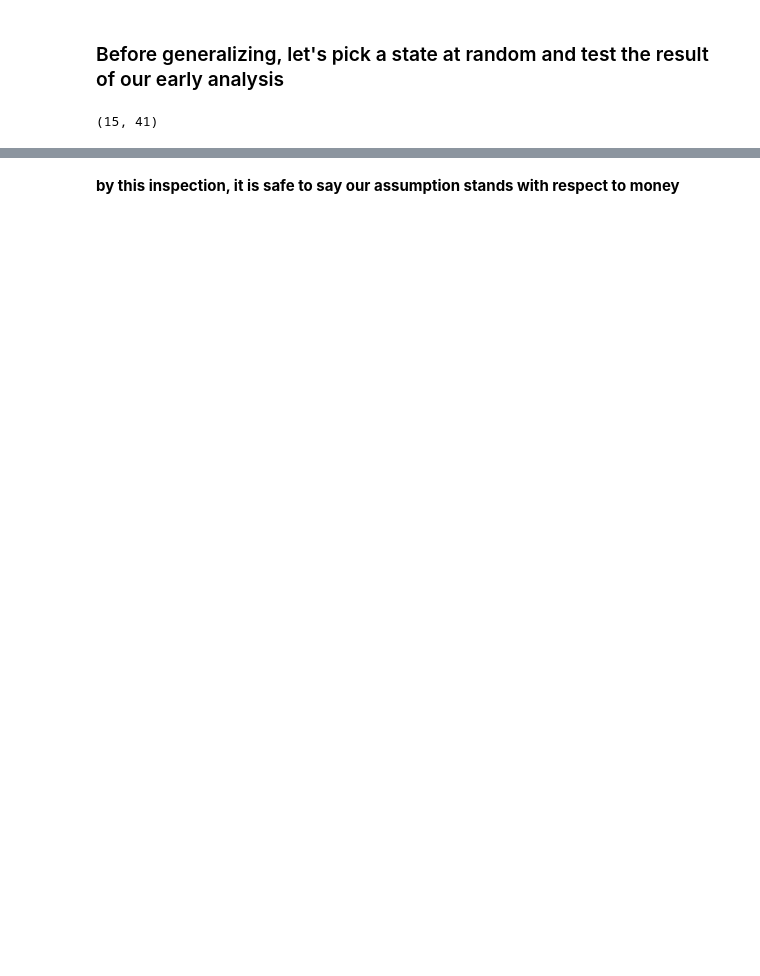
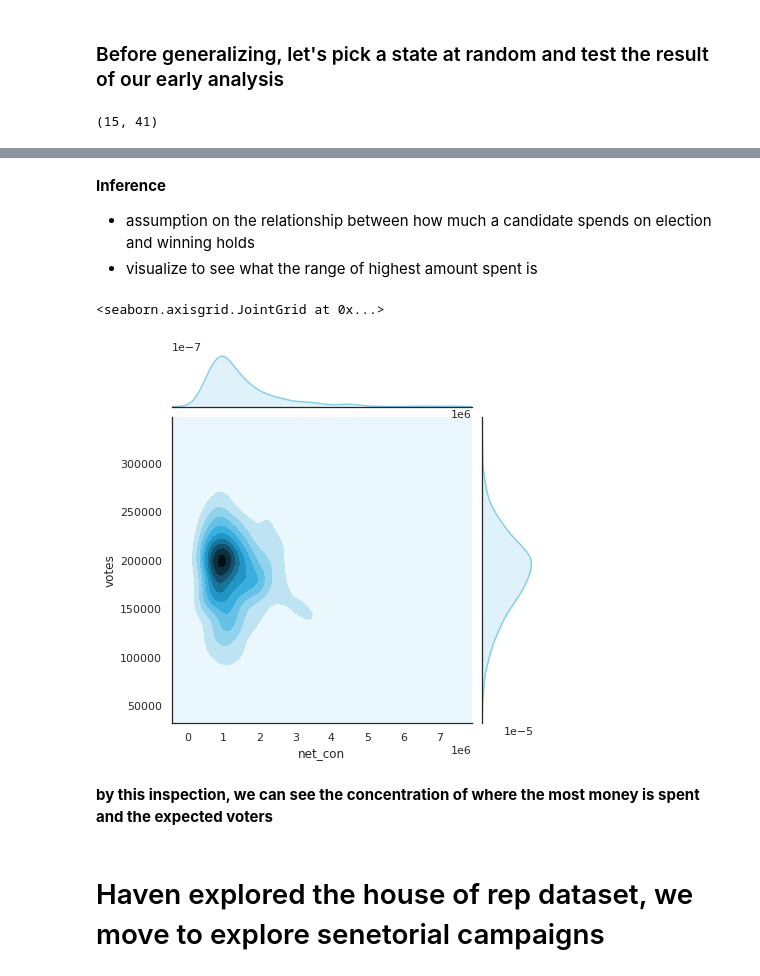
Before and after one commit to josephdickson11/campaign-finance-election-relationship, a Jupyter notebook: campaign-election-notebook.ipynb, the cells around one changed output, grey strips where cells are left out. Drawn from its saved outputs; the diff is of its cells as text; code cells hidden in the pictures; blank space fills up the shorter version.

```diff
--- a/campaign-election-notebook.ipynb
+++ b/campaign-election-notebook.ipynb
@@ -268,2 +264,15 @@ al_comp
-# %% [markdown]
-**by this inspection, it is safe to say our assumption stands with respect to money**
+# %% [markdown]
+**Inference**
+* assumption on the relationship between how much a candidate spends on election and winning holds
+* visualize to see what the range of highest amount spent is
+# %%
+sns.set(rc={'figure.figsize':(12,8)})
+sns.set(style="white", color_codes=True)
+sns.jointplot(x=H_df["net_con"], y=H_df["votes"], kind='kde', color="skyblue")
+# %% [output]
+<seaborn.axisgrid.JointGrid at 0x...>
+[figure, added]
+# %% [markdown]
+**by this inspection, we can see the concentration of where the most money is spent and the expected voters**
+# %% [markdown]
+# Haven explored the house of rep dataset, we move to explore senetorial campaigns
```
Also changed, not shown: parts of 46 cells of this notebook.
